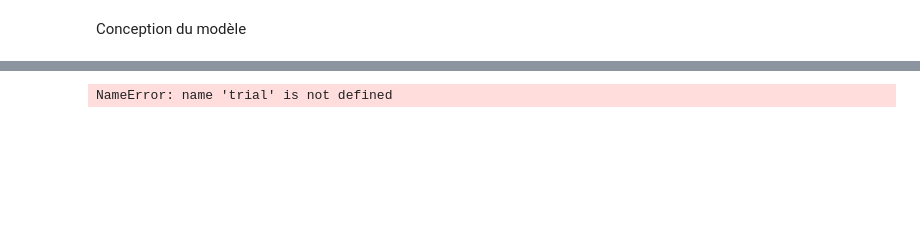
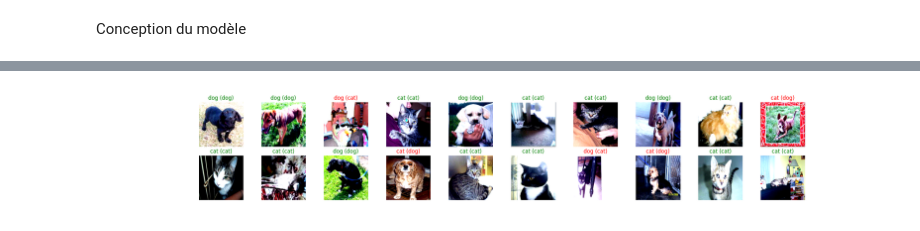
Before and after one commit to dodziahnert/cnn-catsdogs-AHNERTDodzi, a Jupyter notebook: notebook.ipynb, the cells around one changed output, grey strips where cells are left out. Saved outputs shown, nothing was run; the diff lists cells and outputs as text; code cells hidden in the pictures; blank space fills up the shorter version.

```diff
--- a/notebook.ipynb
+++ b/notebook.ipynb
@@ -565,0 +547,4 @@ KeyboardInterrupt:
+# %%
+display(Image(filename='prediction_visualized_scratch.png', height=600))
+# %% [output]
+[figure, added]
@@ -566,4 +556,7 @@ KeyboardInterrupt:
 # %%
-print(study.)
+def suggestion_hyperparametres(trial):
+    lr = trial.suggest_categorical("lr", [1e-4, 1e-3, 1e-2])
+    optimizer_name = trial.suggest_categorical("optimizer_name", ["Adam", "SGD"])
+    couches_gel = trial.suggest_int("couches_gel", 1,8)
+    print(f"Hyperparamètres à tester: \n{pformat(trial.params)}")
+    return lr, optimizer_name, couches_gel
-# %% [output]
-NameError: name 'trial' is not defined
```
Also changed, not shown: parts of 41 cells of this notebook, 1 other file.
